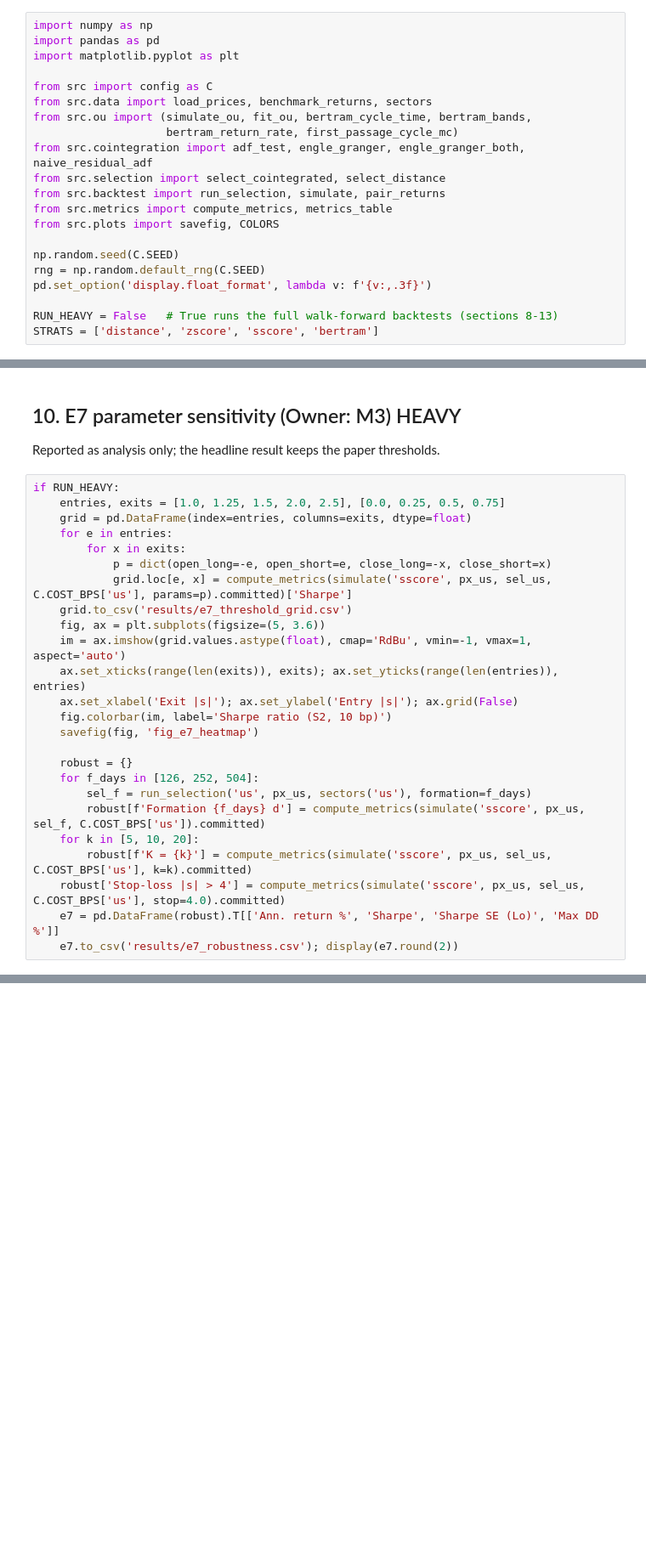
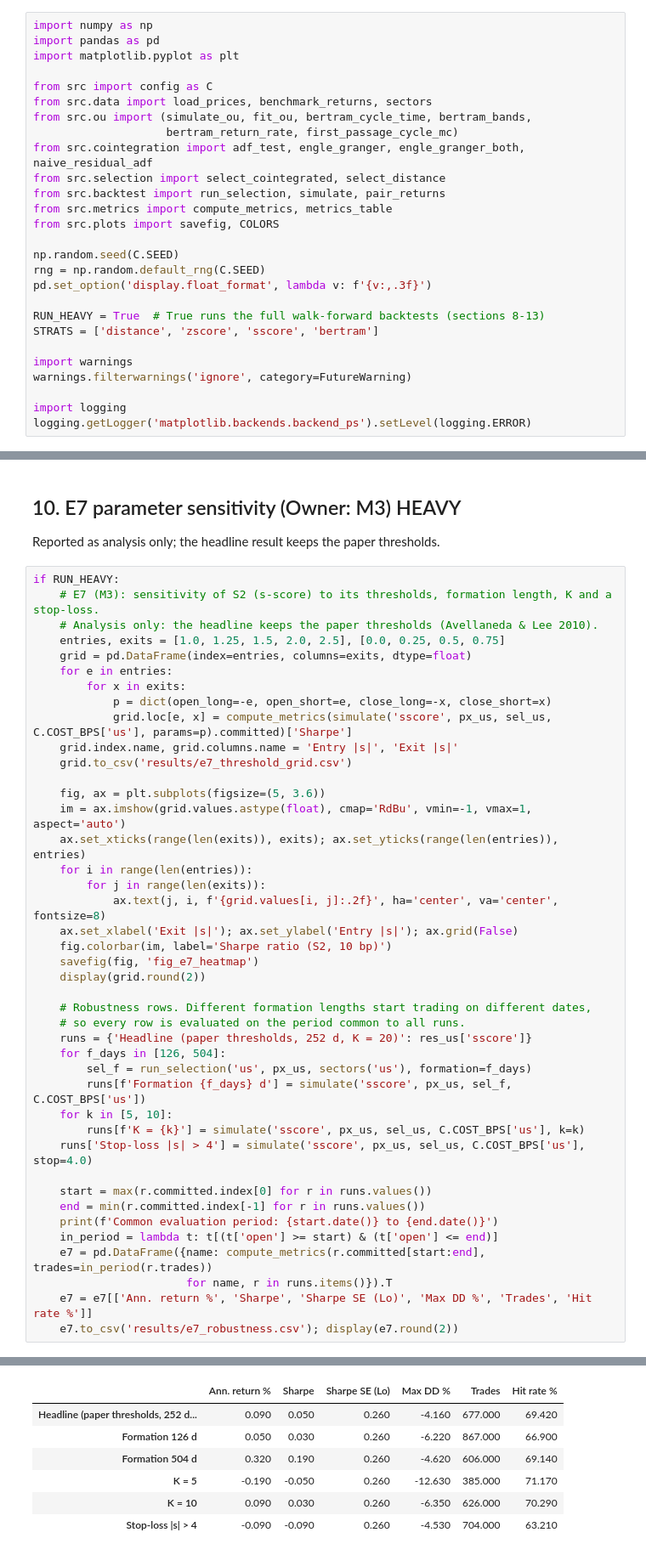
Before and after one commit to VvS-2403/Pairs-Trading, a Jupyter notebook: notebook.ipynb, the cells around one changed output, grey strips where cells are left out. Shown at 85% size. Cells and saved outputs as stored; diff of their text form; blank space fills up the shorter version.

```diff
--- a/notebook.ipynb
+++ b/notebook.ipynb
@@ -47,8 +47,14 @@ np.random.seed(C.SEED)
 rng = np.random.default_rng(C.SEED)
 pd.set_option('display.float_format', lambda v: f'{v:,.3f}')
 
-RUN_HEAVY = False   # True runs the full walk-forward backtests (sections 8-13)
+RUN_HEAVY = True  # True runs the full walk-forward backtests (sections 8-13)
 STRATS = ['distance', 'zscore', 'sscore', 'bertram']
+
+import warnings
+warnings.filterwarnings('ignore', category=FutureWarning)
+
+import logging
+logging.getLogger('matplotlib.backends.backend_ps').setLevel(logging.ERROR)
 # %% [markdown]
 ## 2. Data  (Owner: M2)
 Daily adjusted closes from Yahoo Finance (`yfinance`), cached in `data/raw/` (see `data/raw/README.md` for retrieval date and flagged jumps). 56 US stocks in 7 sectors plus EWA/EWC, and 26 NSE stocks in 5 sectors. Pairs are formed only within a sector.
@@ -656,26 +837,44 @@ if RUN_HEAVY:
 Reported as analysis only; the headline result keeps the paper thresholds.
 # %%
 if RUN_HEAVY:
+    # E7 (M3): sensitivity of S2 (s-score) to its thresholds, formation length, K and a stop-loss.
+    # Analysis only: the headline keeps the paper thresholds (Avellaneda & Lee 2010).
     entries, exits = [1.0, 1.25, 1.5, 2.0, 2.5], [0.0, 0.25, 0.5, 0.75]
     grid = pd.DataFrame(index=entries, columns=exits, dtype=float)
     for e in entries:
         for x in exits:
             p = dict(open_long=-e, open_short=e, close_long=-x, close_short=x)
             grid.loc[e, x] = compute_metrics(simulate('sscore', px_us, sel_us, C.COST_BPS['us'], params=p).committed)['Sharpe']
+    grid.index.name, grid.columns.name = 'Entry |s|', 'Exit |s|'
     grid.to_csv('results/e7_threshold_grid.csv')
+
     fig, ax = plt.subplots(figsize=(5, 3.6))
     im = ax.imshow(grid.values.astype(float), cmap='RdBu', vmin=-1, vmax=1, aspect='auto')
     ax.set_xticks(range(len(exits)), exits); ax.set_yticks(range(len(entries)), entries)
+    for i in range(len(entries)):
+        for j in range(len(exits)):
+            ax.text(j, i, f'{grid.values[i, j]:.2f}', ha='center', va='center', fontsize=8)
     ax.set_xlabel('Exit |s|'); ax.set_ylabel('Entry |s|'); ax.grid(False)
     fig.colorbar(im, label='Sharpe ratio (S2, 10 bp)')
     savefig(fig, 'fig_e7_heatmap')
+    display(grid.round(2))
 
-    robust = {}
-    for f_days in [126, 252, 504]:
+    # Robustness rows. Different formation lengths start trading on different dates,
+    # so every row is evaluated on the period common to all runs.
+    runs = {'Headline (paper thresholds, 252 d, K = 20)': res_us['sscore']}
+    for f_days in [126, 504]:
         sel_f = run_selection('us', px_us, sectors('us'), formation=f_days)
-        robust[f'Formation {f_days} d'] = compute_metrics(simulate('sscore', px_us, sel_f, C.COST_BPS['us']).committed)
-    for k in [5, 10, 20]:
-        robust[f'K = {k}'] = compute_metrics(simulate('sscore', px_us, sel_us, C.COST_BPS['us'], k=k).committed)
-    robust['Stop-loss |s| > 4'] = compute_metrics(simulate('sscore', px_us, sel_us, C.COST_BPS['us'], stop=4.0).committed)
-    e7 = pd.DataFrame(robust).T[['Ann. return %', 'Sharpe', 'Sharpe SE (Lo)', 'Max DD %']]
+        runs[f'Formation {f_days} d'] = simulate('sscore', px_us, sel_f, C.COST_BPS['us'])
+    for k in [5, 10]:
+        runs[f'K = {k}'] = simulate('sscore', px_us, sel_us, C.COST_BPS['us'], k=k)
+    runs['Stop-loss |s| > 4'] = simulate('sscore', px_us, sel_us, C.COST_BPS['us'], stop=4.0)
+
+    start = max(r.committed.index[0] for r in runs.values())
+    end = min(r.committed.index[-1] for r in runs.values())
+    print(f'Common evaluation period: {start.date()} to {end.date()}')
+    in_period = lambda t: t[(t['open'] >= start) & (t['open'] <= end)]
+    e7 = pd.DataFrame({name: compute_metrics(r.committed[start:end], trades=in_period(r.trades))
+                       for name, r in runs.items()}).T
+    e7 = e7[['Ann. return %', 'Sharpe', 'Sharpe SE (Lo)', 'Max DD %', 'Trades', 'Hit rate %']]
     e7.to_csv('results/e7_robustness.csv'); display(e7.round(2))
+# %% [output]
@@ -681,0 +889,7 @@ if RUN_HEAVY:
+|  | Ann. return % | Sharpe | Sharpe SE (Lo) | Max DD % | Trades | Hit rate % |
+| Headline (paper thresholds, 252 d... | 0.090 | 0.050 | 0.260 | -4.160 | 677.000 | 69.420 |
+| Formation 126 d | 0.050 | 0.030 | 0.260 | -6.220 | 867.000 | 66.900 |
+| Formation 504 d | 0.320 | 0.190 | 0.260 | -4.620 | 606.000 | 69.140 |
+| K = 5 | -0.190 | -0.050 | 0.260 | -12.630 | 385.000 | 71.170 |
+| K = 10 | 0.090 | 0.030 | 0.260 | -6.350 | 626.000 | 70.290 |
+| Stop-loss |s| > 4 | -0.090 | -0.090 | 0.260 | -4.530 | 704.000 | 63.210 |
```
Also changed, not shown: parts of 20 cells of this notebook, 20 other files.
